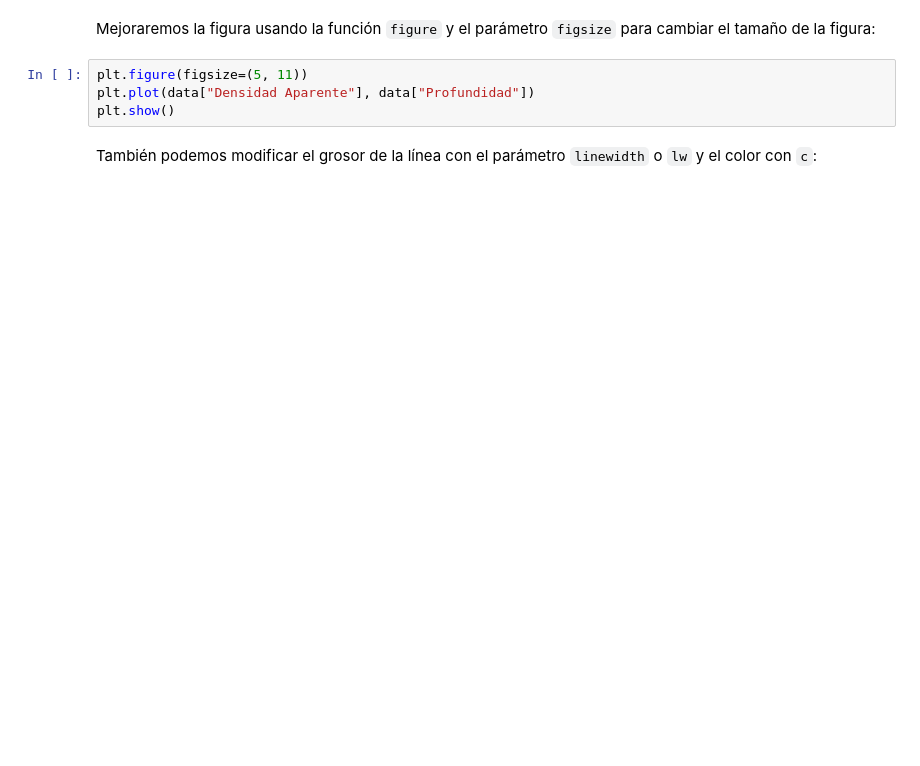
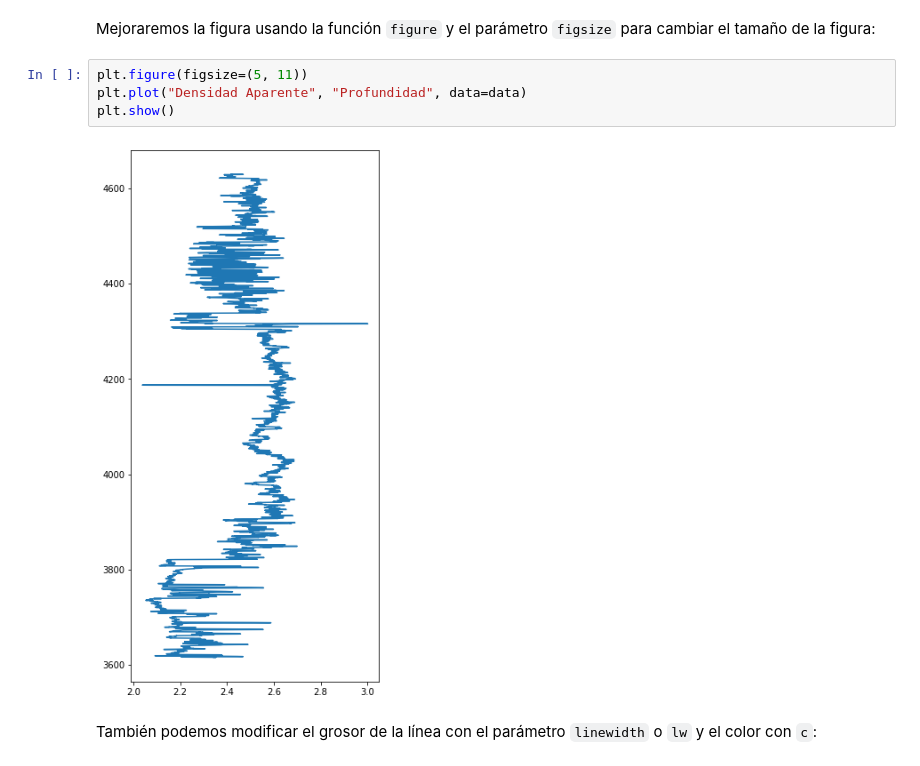
Before and after one commit to kevinalexandr19/manual-python-geologia, a Jupyter notebook: notebooks/5a_registro_pozos.ipynb, the cells around one changed output. Drawn from its saved outputs; the diff is of its cells as text; blank space fills up the shorter version.

```diff
--- a/notebooks/5a_registro_pozos.ipynb
+++ b/notebooks/5a_registro_pozos.ipynb
@@ -51,8 +65,10 @@ plt.show()
 Mejoraremos la figura usando la función `figure` y el parámetro `figsize` para cambiar el tamaño de la figura:
 # %%
 plt.figure(figsize=(5, 11))
-plt.plot(data["Densidad Aparente"], data["Profundidad"])
+plt.plot("Densidad Aparente", "Profundidad", data=data)
 plt.show()
+# %% [output]
+[figure, added]
 # %% [markdown]
 También podemos modificar el grosor de la línea con el parámetro `linewidth` o `lw` y el color con `c`:
 # %%
```
Also changed, not shown: parts of 26 cells of this notebook, 1 other file.
